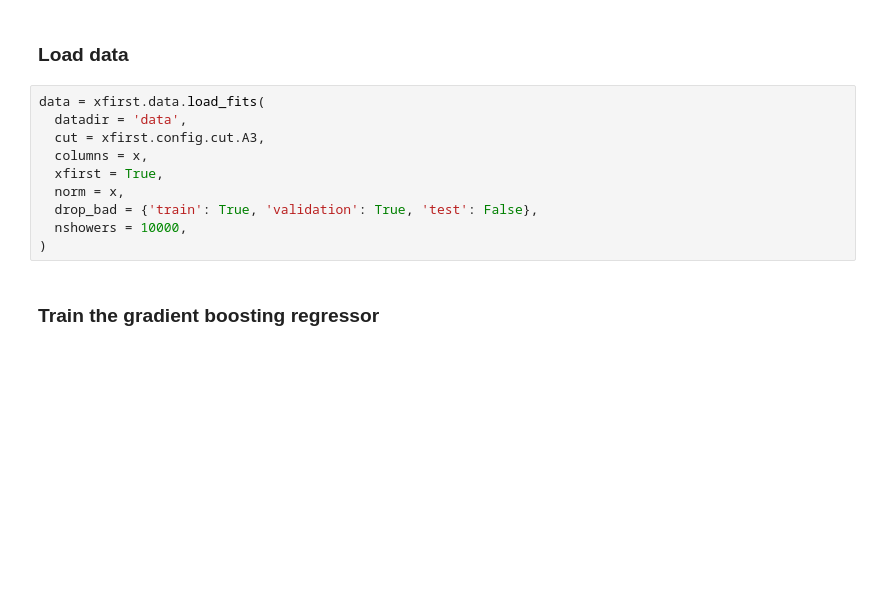
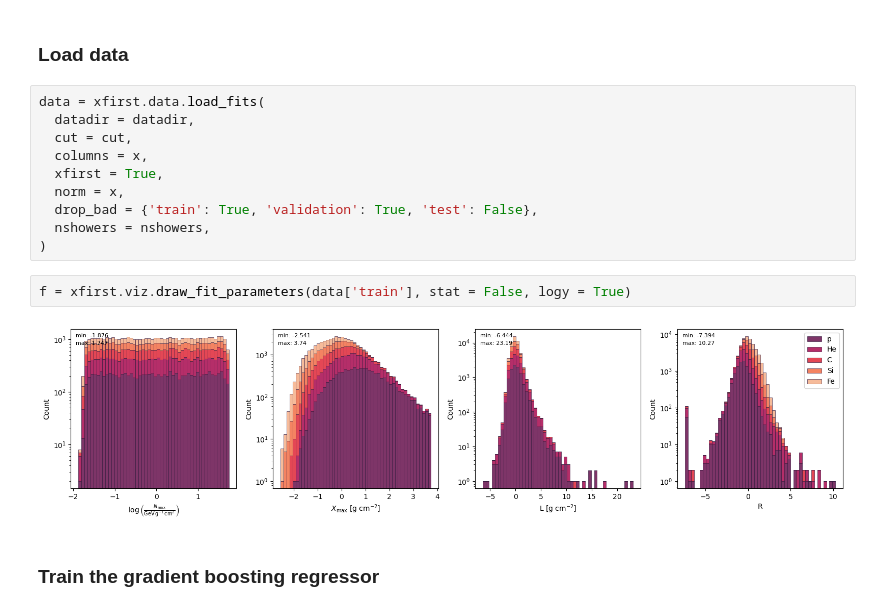
Before and after one commit to lbarbele/xfirst-reco, a Jupyter notebook: notebooks/2.0-xgb-on-fit.ipynb, the cells around one changed output. Saved outputs shown, nothing was run; the diff lists cells and outputs as text; blank space fills up the shorter version.

```diff
--- a/notebooks/2.0-xgb-on-fit.ipynb
+++ b/notebooks/2.0-xgb-on-fit.ipynb
@@ -13,14 +22,18 @@ y = 'Xfirst'
 ### Load data
 # %%
 data = xfirst.data.load_fits(
-  datadir = 'data',
-  cut = xfirst.config.cut.A3,
+  datadir = datadir,
+  cut = cut,
   columns = x,
   xfirst = True,
   norm = x,
   drop_bad = {'train': True, 'validation': True, 'test': False},
-  nshowers = 10000,
+  nshowers = nshowers,
 )
+# %%
+f = xfirst.viz.draw_fit_parameters(data['train'], stat = False, logy = True)
+# %% [output]
+[figure, added]
 # %% [markdown]
 ### Train the gradient boosting regressor
 # %%
```
Also changed, not shown: parts of 6 cells of this notebook, 1 other file.
